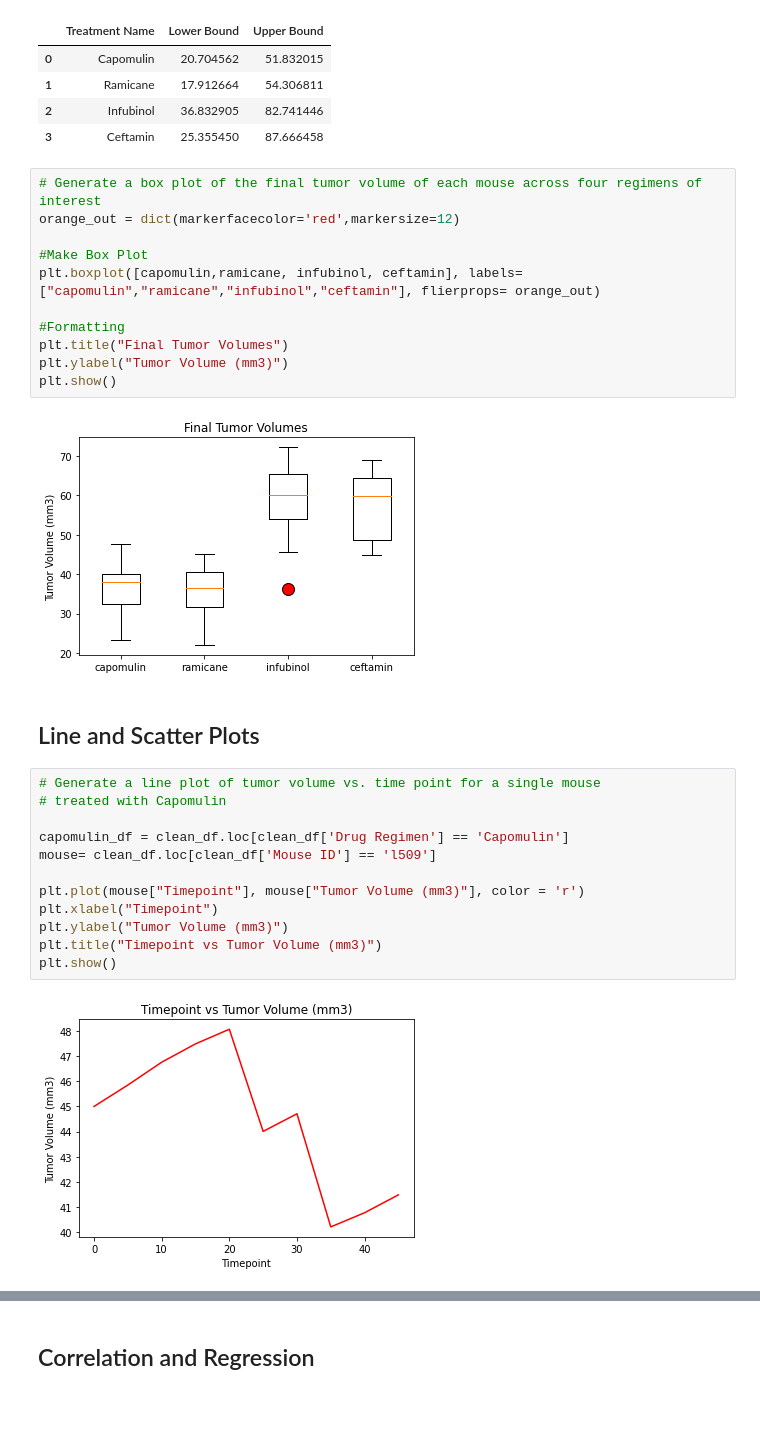
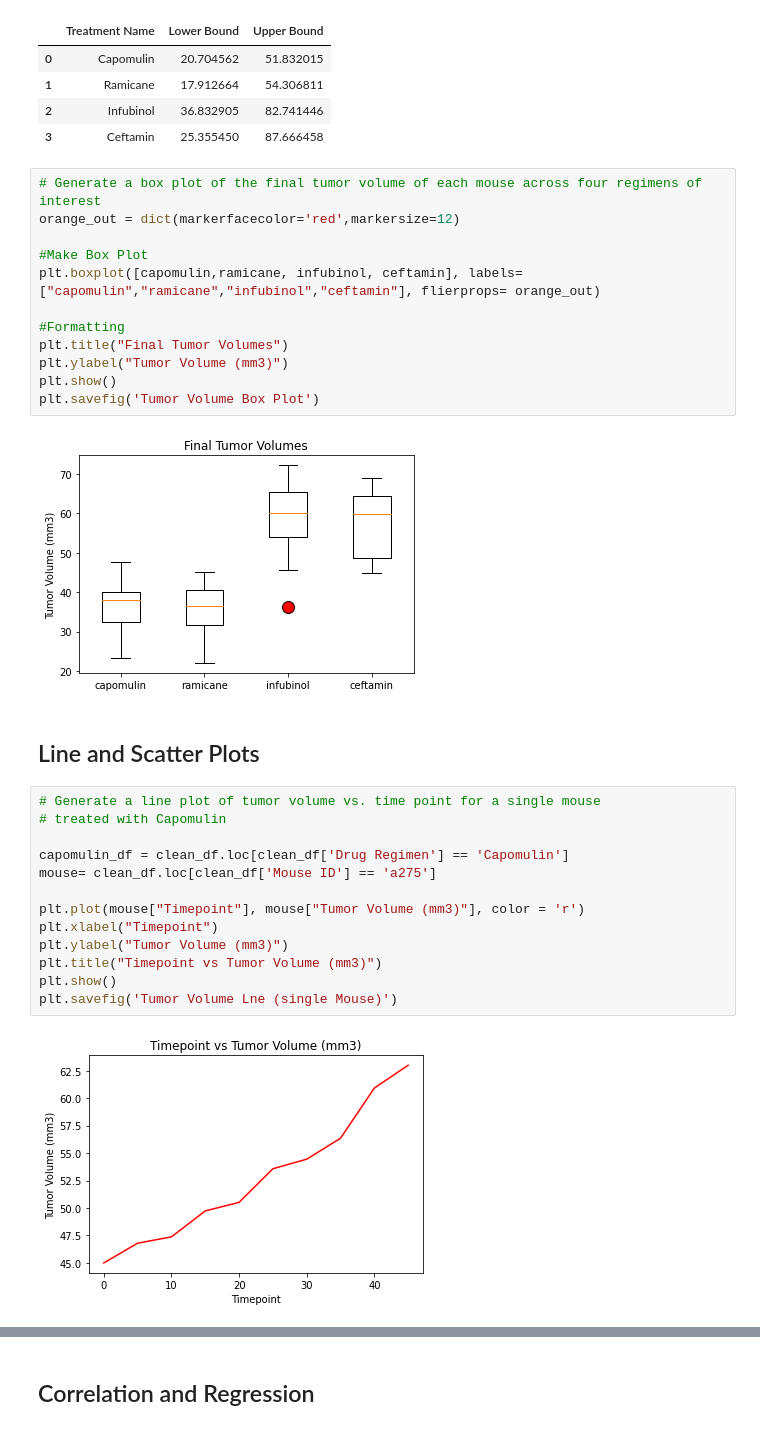
Before and after one commit to timsamson/MatPlotLib_Challange, a Jupyter notebook: pymaceuticals.ipynb, the cells around one changed output, grey strips where cells are left out. Drawn from its saved outputs; the diff is of its cells as text.

Commit message:
charting

```diff
--- a/pymaceuticals.ipynb
+++ b/pymaceuticals.ipynb
@@ -303,6 +307,7 @@ plt.boxplot([capomulin,ramicane, infubinol, ceftamin], labels=["capomulin","rami
 plt.title("Final Tumor Volumes")
 plt.ylabel("Tumor Volume (mm3)")
 plt.show()
+plt.savefig('Tumor Volume Box Plot')
 # %% [output]
 [figure]
 # %% [markdown]
@@ -310,17 +315,18 @@ plt.show()
 # %%
 # Generate a line plot of tumor volume vs. time point for a single mouse
 # treated with Capomulin
 
 capomulin_df = clean_df.loc[clean_df['Drug Regimen'] == 'Capomulin']
-mouse= clean_df.loc[clean_df['Mouse ID'] == 'l509']
+mouse= clean_df.loc[clean_df['Mouse ID'] == 'a275']
 
 plt.plot(mouse["Timepoint"], mouse["Tumor Volume (mm3)"], color = 'r')
 plt.xlabel("Timepoint")
 plt.ylabel("Tumor Volume (mm3)")
 plt.title("Timepoint vs Tumor Volume (mm3)")
 plt.show()
+plt.savefig('Tumor Volume Lne (single Mouse)')
 # %% [output]
-[figure, old version]
+[figure, new version]
 # %%
 # Generate a scatter plot of average tumor volume vs. mouse weight
 # for all mice in the Capomulin regimen
```
Also changed, not shown: parts of 5 cells of this notebook, 8 other files.
